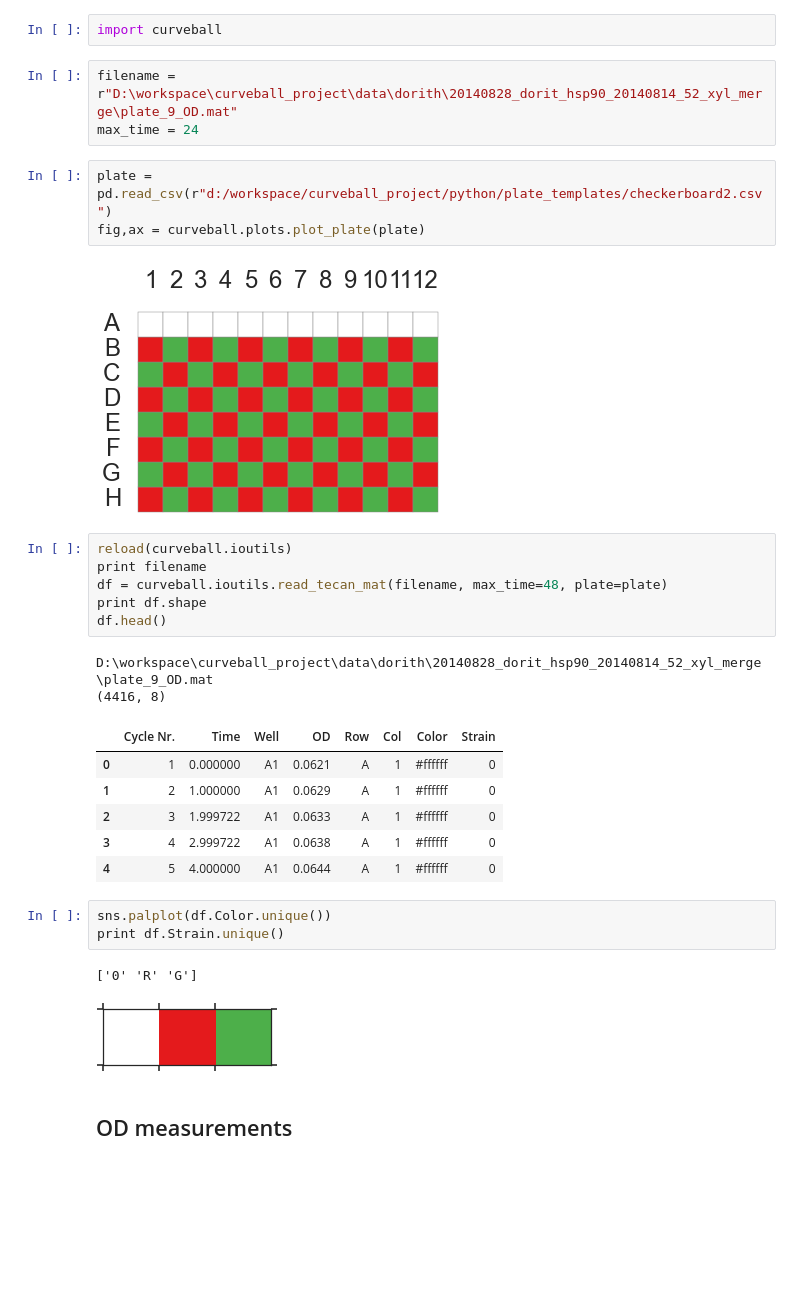
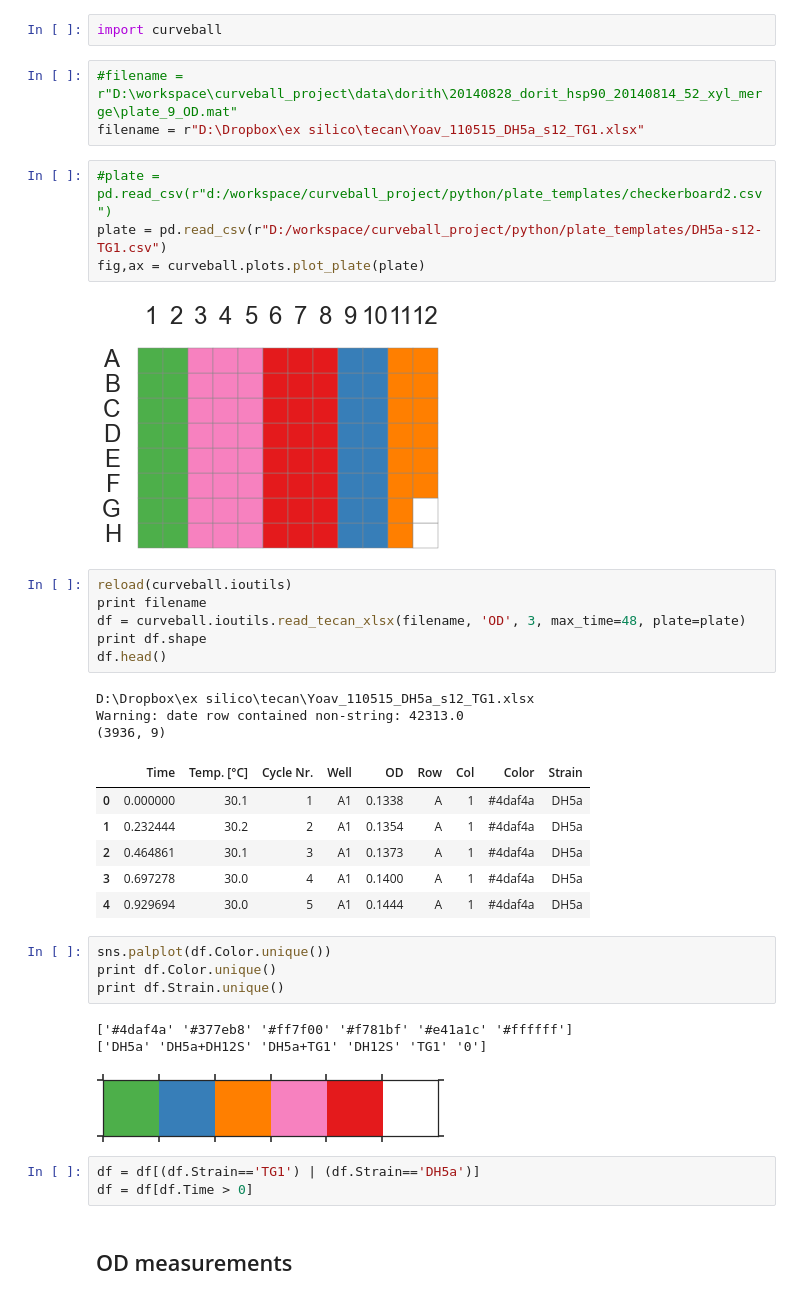
Before and after one commit to yoavram/GRC2015, a Jupyter notebook: analysis.ipynb, the cells around one changed output. Drawn from its saved outputs; the diff is of its cells as text; blank space fills up the shorter version.

```diff
--- a/analysis.ipynb
+++ b/analysis.ipynb
@@ -29,34 +29,41 @@ sns.set_context('poster', font_scale=1.5, rc={'figure.figsize':(8.6, 5.9)})
 # %%
 import curveball
 # %%
-filename = r"D:\workspace\curveball_project\data\dorith\20140828_dorit_hsp90_20140814_52_xyl_merge\plate_9_OD.mat"
-max_time = 24
+#filename = r"D:\workspace\curveball_project\data\dorith\20140828_dorit_hsp90_20140814_52_xyl_merge\plate_9_OD.mat"
+filename = r"D:\Dropbox\ex silico\tecan\Yoav_110515_DH5a_s12_TG1.xlsx"
 # %%
-plate = pd.read_csv(r"d:/workspace/curveball_project/python/plate_templates/checkerboard2.csv")
+#plate = pd.read_csv(r"d:/workspace/curveball_project/python/plate_templates/checkerboard2.csv")
+plate = pd.read_csv(r"D:/workspace/curveball_project/python/plate_templates/DH5a-s12-TG1.csv")
 fig,ax = curveball.plots.plot_plate(plate)
 # %% [output]
-[figure, old version]
+[figure, new version]
 # %%
 reload(curveball.ioutils)
 print filename
-df = curveball.ioutils.read_tecan_mat(filename, max_time=48, plate=plate)
+df = curveball.ioutils.read_tecan_xlsx(filename, 'OD', 3, max_time=48, plate=plate)
 print df.shape
 df.head()
 # %% [output]
-D:\workspace\curveball_project\data\dorith\20140828_dorit_hsp90_20140814_52_xyl_merge\plate_9_OD.mat
-(4416, 8)
+D:\Dropbox\ex silico\tecan\Yoav_110515_DH5a_s12_TG1.xlsx
+Warning: date row contained non-string: 42313.0
+(3936, 9)
-|  | Cycle Nr. | Time | Well | OD | Row | Col | Color | Strain |
-| 0 | 1 | 0.000000 | A1 | 0.0621 | A | 1 | #ffffff | 0 |
-| 1 | 2 | 1.000000 | A1 | 0.0629 | A | 1 | #ffffff | 0 |
-| 2 | 3 | 1.999722 | A1 | 0.0633 | A | 1 | #ffffff | 0 |
-| 3 | 4 | 2.999722 | A1 | 0.0638 | A | 1 | #ffffff | 0 |
-| 4 | 5 | 4.000000 | A1 | 0.0644 | A | 1 | #ffffff | 0 |
+|  | Time | Temp. [°C] | Cycle Nr. | Well | OD | Row | Col | Color | Strain |
+| 0 | 0.000000 | 30.1 | 1 | A1 | 0.1338 | A | 1 | #4daf4a | DH5a |
+| 1 | 0.232444 | 30.2 | 2 | A1 | 0.1354 | A | 1 | #4daf4a | DH5a |
+| 2 | 0.464861 | 30.1 | 3 | A1 | 0.1373 | A | 1 | #4daf4a | DH5a |
+| 3 | 0.697278 | 30.0 | 4 | A1 | 0.1400 | A | 1 | #4daf4a | DH5a |
+| 4 | 0.929694 | 30.0 | 5 | A1 | 0.1444 | A | 1 | #4daf4a | DH5a |
 # %%
 sns.palplot(df.Color.unique())
+print df.Color.unique()
 print df.Strain.unique()
 # %% [output]
-['0' 'R' 'G']
+['#4daf4a' '#377eb8' '#ff7f00' '#f781bf' '#e41a1c' '#ffffff']
+['DH5a' 'DH5a+DH12S' 'DH5a+TG1' 'DH12S' 'TG1' '0']
-[figure, old version]
+[figure, new version]
+# %%
+df = df[(df.Strain=='TG1') | (df.Strain=='DH5a')]
+df = df[df.Time > 0]
 # %% [markdown]
 ## OD measurements
 # %%
```
Also changed, not shown: parts of 12 cells of this notebook.
